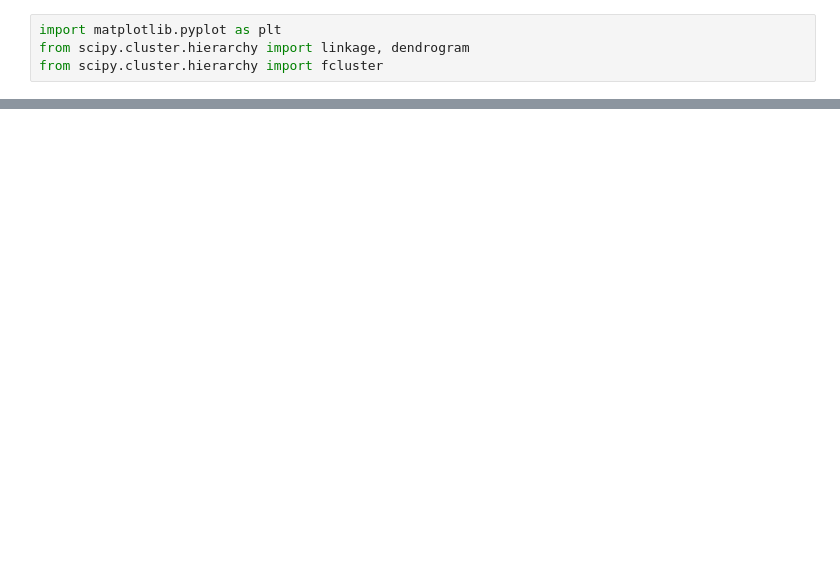
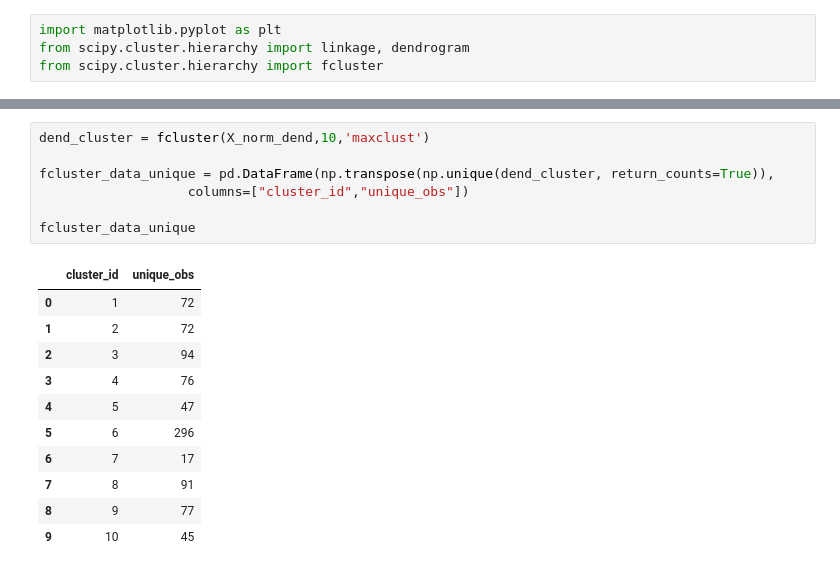
Before and after one commit to jakisnicknagh/Thoughts_on_clustering, a Jupyter notebook: 3. Hierarchical_clustering/3. Hierarchical_clustering.ipynb, the cells around one changed output, grey strips where cells are left out. Cells and saved outputs as stored; diff of their text form; blank space fills up the shorter version.

```diff
--- a/3. Hierarchical_clustering/3. Hierarchical_clustering.ipynb
+++ b/3. Hierarchical_clustering/3. Hierarchical_clustering.ipynb
@@ -21,2 +18,21 @@ dend_cluster = fcluster(X_norm_dend,4,'maxclust')
 # %% [output]
 [figure]
+# %%
+dend_cluster = fcluster(X_norm_dend,10,'maxclust')
+
+fcluster_data_unique = pd.DataFrame(np.transpose(np.unique(dend_cluster, return_counts=True)),
+                   columns=["cluster_id","unique_obs"])
+
+fcluster_data_unique
+# %% [output]
+|  | cluster_id | unique_obs |
+| 0 | 1 | 72 |
+| 1 | 2 | 72 |
+| 2 | 3 | 94 |
+| 3 | 4 | 76 |
+| 4 | 5 | 47 |
+| 5 | 6 | 296 |
+| 6 | 7 | 17 |
+| 7 | 8 | 91 |
+| 8 | 9 | 77 |
+| 9 | 10 | 45 |
```
Also changed, not shown: parts of 2 cells of this notebook.
